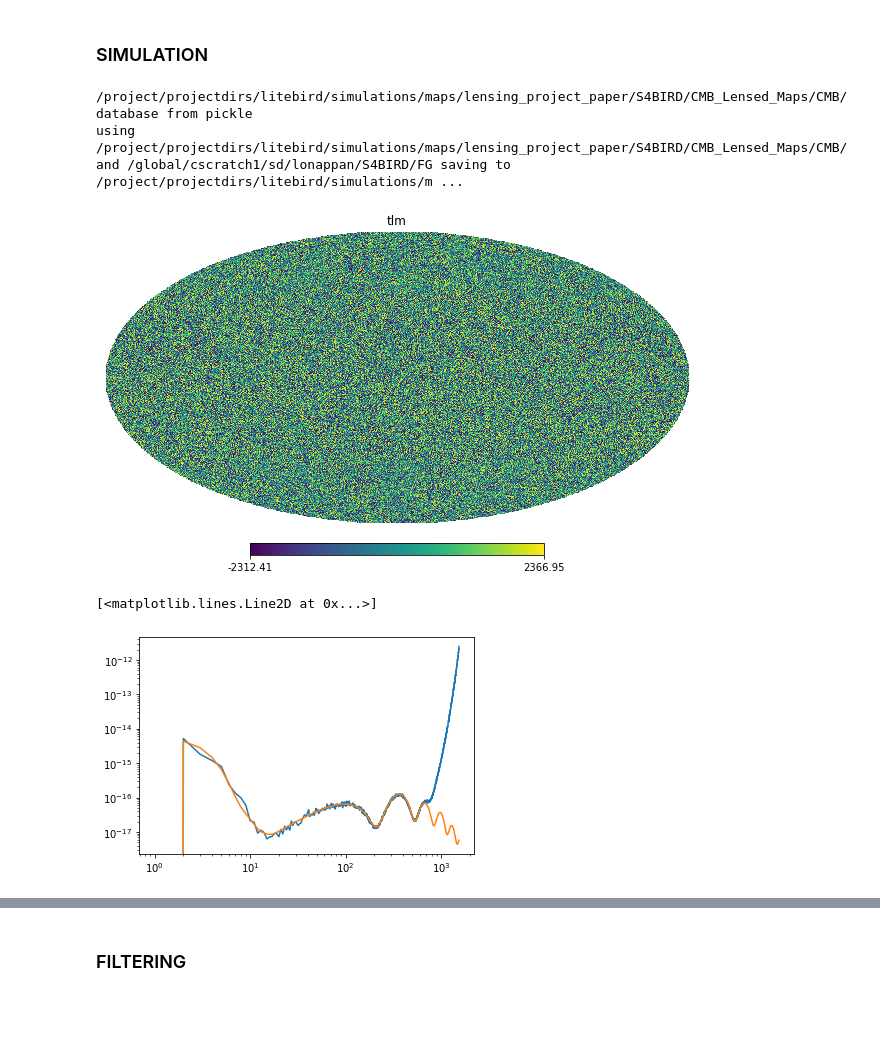
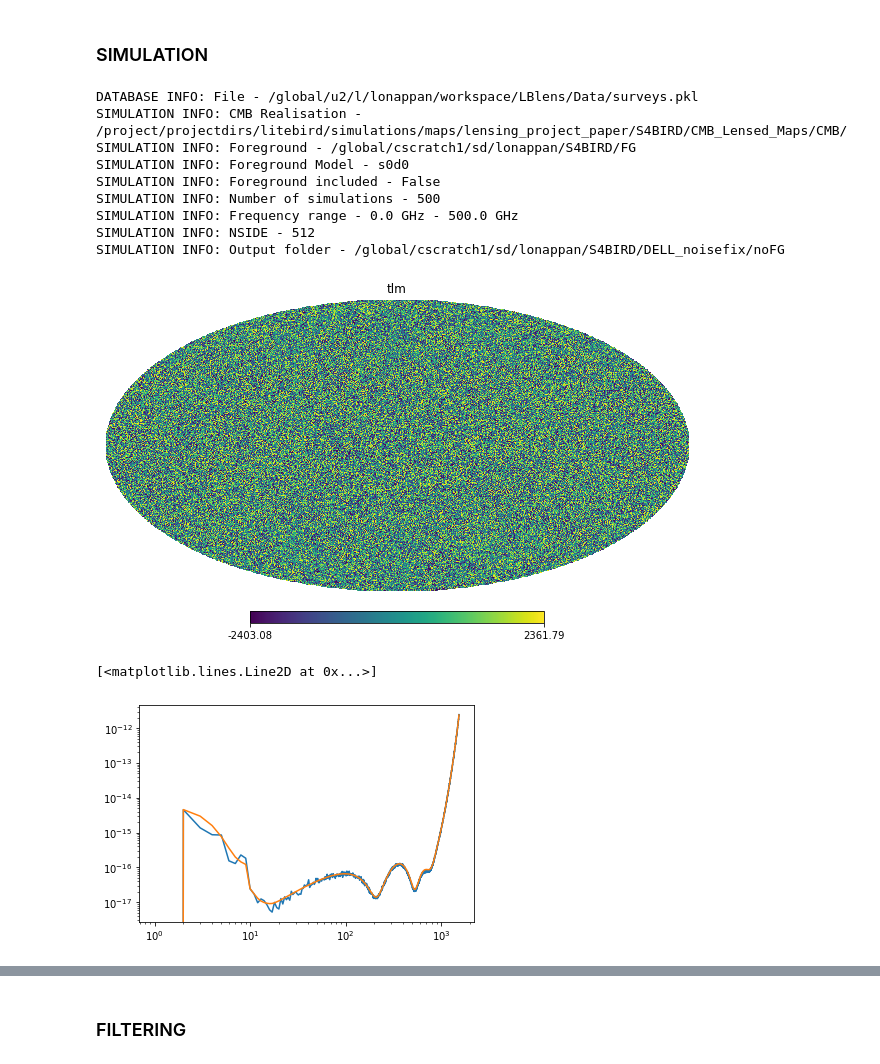
Before and after one commit to antolonappan/dell, a Jupyter notebook: Notebooks/pipeline.ipynb, the cells around one changed output, grey strips where cells are left out. Saved outputs shown, nothing was run; the diff lists cells and outputs as text; code cells hidden in the pictures; blank space fills up the shorter version.

```diff
--- a/Notebooks/pipeline.ipynb
+++ b/Notebooks/pipeline.ipynb
@@ -17,22 +17,28 @@ The autoreload extension is already loaded. To reload it, use:
 # %% [markdown]
 ### SIMULATION
 # %%
-sim = SimExperimentFG.from_ini('../LB_FG0_toshiya.ini')
+sim = SimExperimentFG.from_ini('LB_FG0.ini')
 # %% [output]
-/project/projectdirs/litebird/simulations/maps/lensing_project_paper/S4BIRD/CMB_Lensed_Maps/CMB/
-database from pickle
-using /project/projectdirs/litebird/simulations/maps/lensing_project_paper/S4BIRD/CMB_Lensed_Maps/CMB/ and /global/cscratch1/sd/lonappan/S4BIRD/FG saving to /project/projectdirs/litebird/simulations/m ...
+DATABASE INFO: File - /global/u2/l/lonappan/workspace/LBlens/Data/surveys.pkl
+SIMULATION INFO: CMB Realisation - /project/projectdirs/litebird/simulations/maps/lensing_project_paper/S4BIRD/CMB_Lensed_Maps/CMB/
+SIMULATION INFO: Foreground - /global/cscratch1/sd/lonappan/S4BIRD/FG
+SIMULATION INFO: Foreground Model - s0d0
+SIMULATION INFO: Foreground included - False
+SIMULATION INFO: Number of simulations - 500
+SIMULATION INFO: Frequency range - 0.0 GHz - 500.0 GHz
+SIMULATION INFO: NSIDE - 512
+SIMULATION INFO: Output folder - /global/cscratch1/sd/lonappan/S4BIRD/DELL_noisefix/noFG
 # %%
 tlm = sim.get_cleaned_cmb(0)[1]
 hp.mollview(hp.alm2map(tlm,sim.dnside),title='tlm',norm='hist')
 # %% [output]
-[figure, old version]
+[figure, new version]
 # %%
 plt.loglog(hp.alm2cl(tlm)/sim.Tcmb**2)
-plt.loglog(sim.cl_len[1,:])
+plt.loglog(sim.cl_len[1,:]+ne)
 # %% [output]
 [<matplotlib.lines.Line2D at 0x...>]
-[figure, old version]
+[figure, new version]
 # %%
 nt,ne,nb = sim.noise_spectra(500)
 # %%
```
Also changed, not shown: parts of 6 cells of this notebook, 23 other files.
